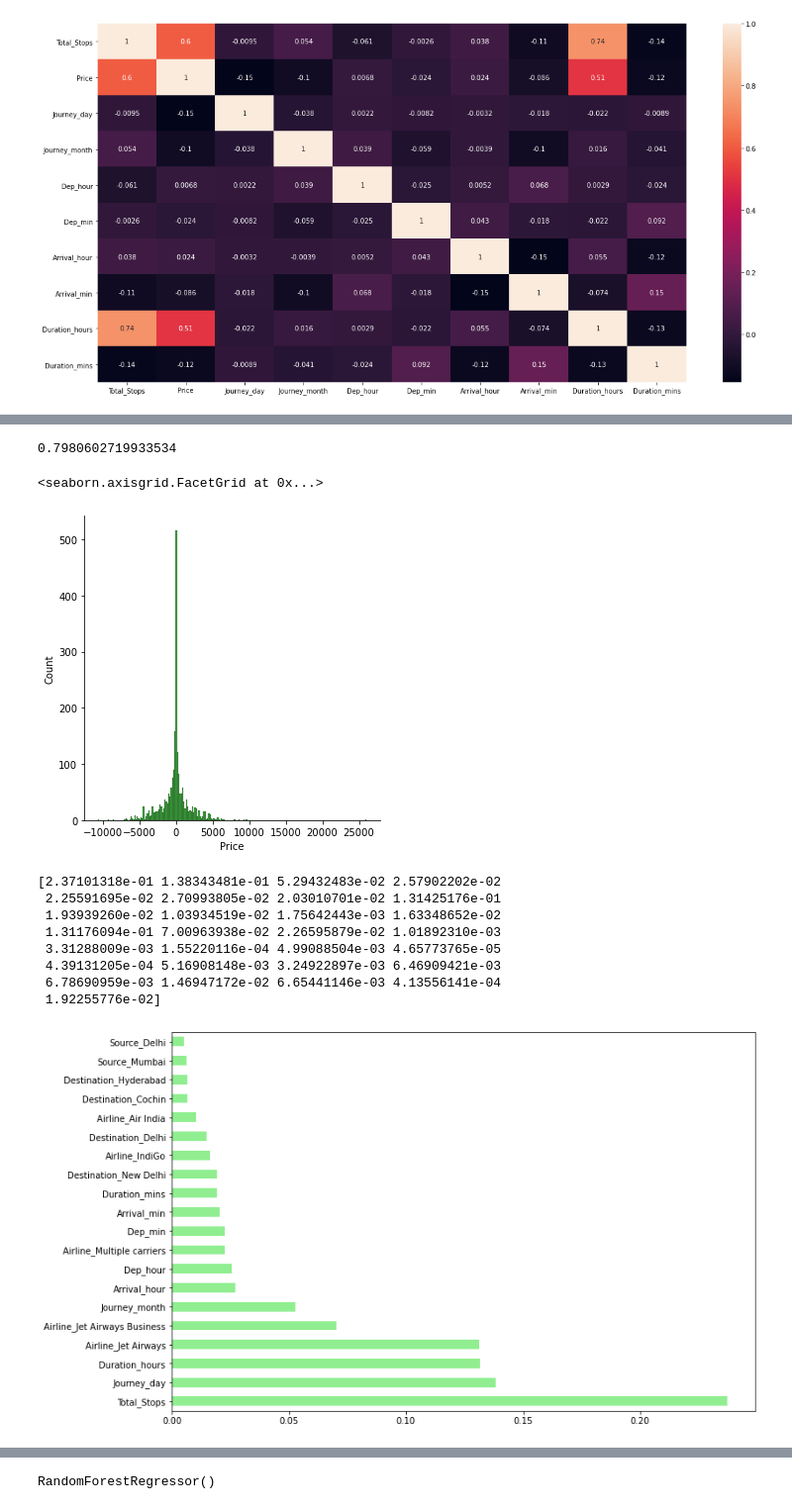
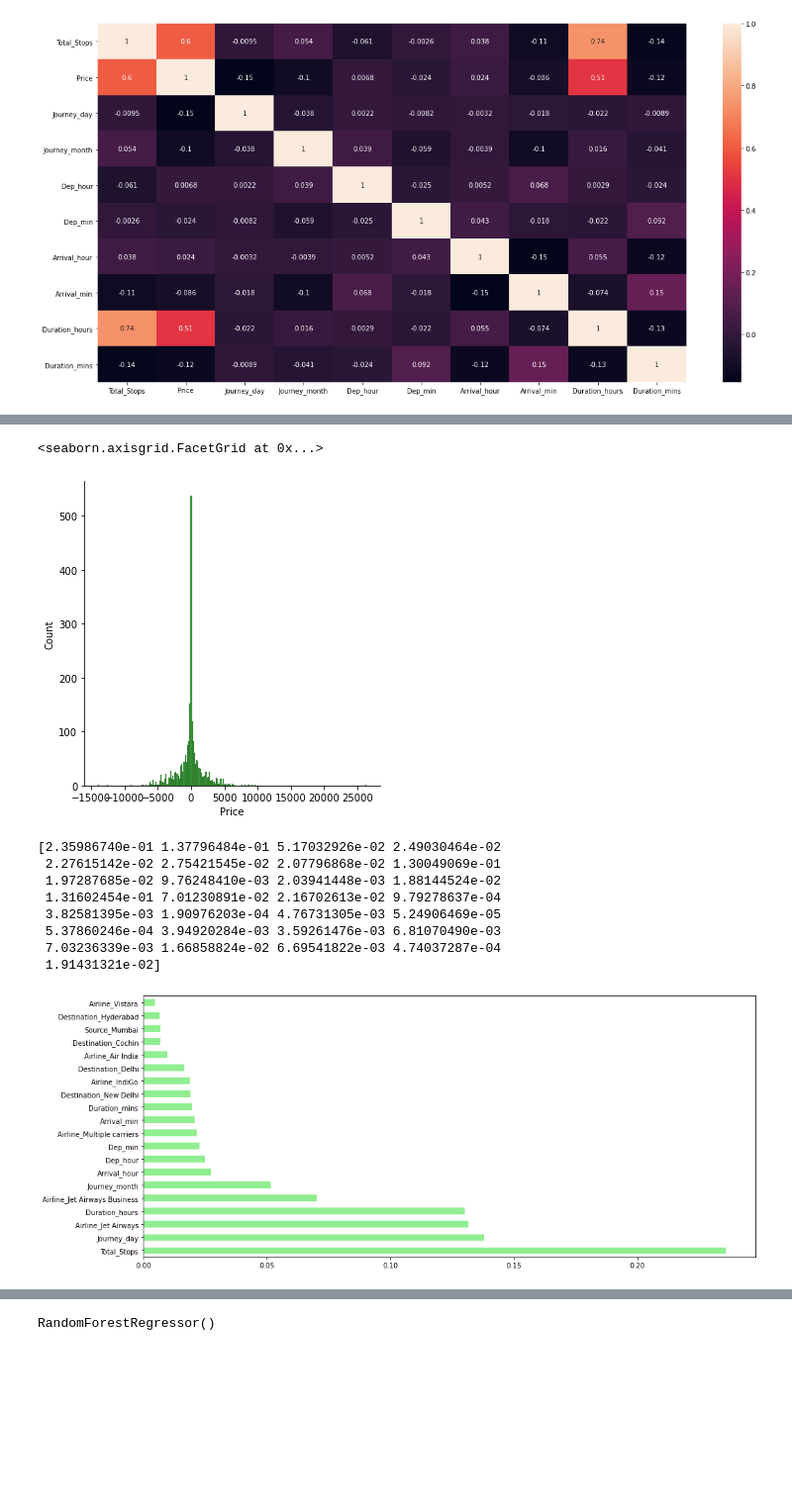
Before and after one commit to x19234236/DMML1-Project, a Jupyter notebook: Dataset 2 - Flight Fare Prediction - Random Forest & Extra Tree Regressor Algorithm.ipynb, the cells around one changed output, grey strips where cells are left out. Shown at 99% size. Saved outputs shown, nothing was run; the diff lists cells and outputs as text; code cells hidden in the pictures; blank space fills up the shorter version.

```diff
--- a/Dataset 2 - Flight Fare Prediction - Random Forest & Extra Tree Regressor Algorithm.ipynb
+++ b/Dataset 2 - Flight Fare Prediction - Random Forest & Extra Tree Regressor Algorithm.ipynb
@@ -361,14 +361,14 @@ plt.show()
 # %%
 from sklearn.ensemble import ExtraTreesRegressor
 # %%
-selection = ExtraTreesRegressor()
+extreg = ExtraTreesRegressor()
 # %%
 # SPLIT THE DATA
 from sklearn.model_selection import train_test_split
 X_train, X_test, y_train, y_test = train_test_split(X, y, test_size = 0.2, random_state = 42)
 # %%
-selection.fit(X_train, y_train)
-y_pred = selection.predict(X_test)
+extreg.fit(X_train, y_train)
+y_pred = extreg.predict(X_test)
 # %%
 ## Evaluation
 # %%
@@ -378,27 +378,23 @@ selection.score(X_train, y_train)
-# %%
-reg_rf.score(X_test, y_test)
-# %% [output]
-0.7980602719933534
 # %%
 sns.displot(y_test - y_pred , color ='green')
 # %% [output]
 <seaborn.axisgrid.FacetGrid at 0x...>
-[figure, old version]
+[figure, new version]
 # %%
-print(selection.feature_importances_)
+print(extreg.feature_importances_)
 # %% [output]
-[2.37101318e-01 1.38343481e-01 5.29432483e-02 2.57902202e-02
- 2.25591695e-02 2.70993805e-02 2.03010701e-02 1.31425176e-01
- 1.93939260e-02 1.03934519e-02 1.75642443e-03 1.63348652e-02
- 1.31176094e-01 7.00963938e-02 2.26595879e-02 1.01892310e-03
- 3.31288009e-03 1.55220116e-04 4.99088504e-03 4.65773765e-05
- 4.39131205e-04 5.16908148e-03 3.24922897e-03 6.46909421e-03
- 6.78690959e-03 1.46947172e-02 6.65441146e-03 4.13556141e-04
- 1.92255776e-02]
+[2.35986740e-01 1.37796484e-01 5.17032926e-02 2.49030464e-02
+ 2.27615142e-02 2.75421545e-02 2.07796868e-02 1.30049069e-01
+ 1.97287685e-02 9.76248410e-03 2.03941448e-03 1.88144524e-02
+ 1.31602454e-01 7.01230891e-02 2.16702613e-02 9.79278637e-04
+ 3.82581395e-03 1.90976203e-04 4.76731305e-03 5.24906469e-05
+ 5.37860246e-04 3.94920284e-03 3.59261476e-03 6.81070490e-03
+ 7.03236339e-03 1.66858824e-02 6.69541822e-03 4.74037287e-04
+ 1.91431321e-02]
 # %%
-plt.figure(figsize = (12,8))
-feat_importances = pd.Series(selection.feature_importances_, index=X.columns)
+plt.figure(figsize = (16,7))
+feat_importances = pd.Series(extreg.feature_importances_, index=X.columns)
 feat_importances.nlargest(20).plot(kind='barh' , color ='lightgreen')
 plt.show()
 # %% [output]
-[figure, old version]
+[figure, new version]
```
Also changed, not shown: parts of 29 cells of this notebook, 3 other files.
